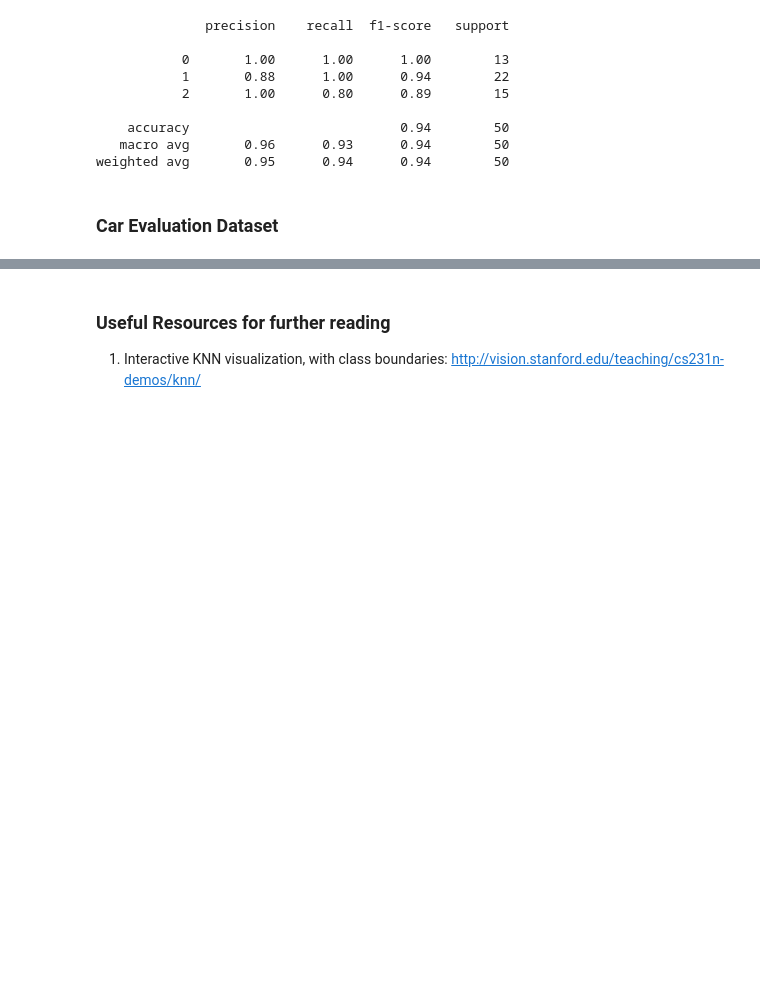
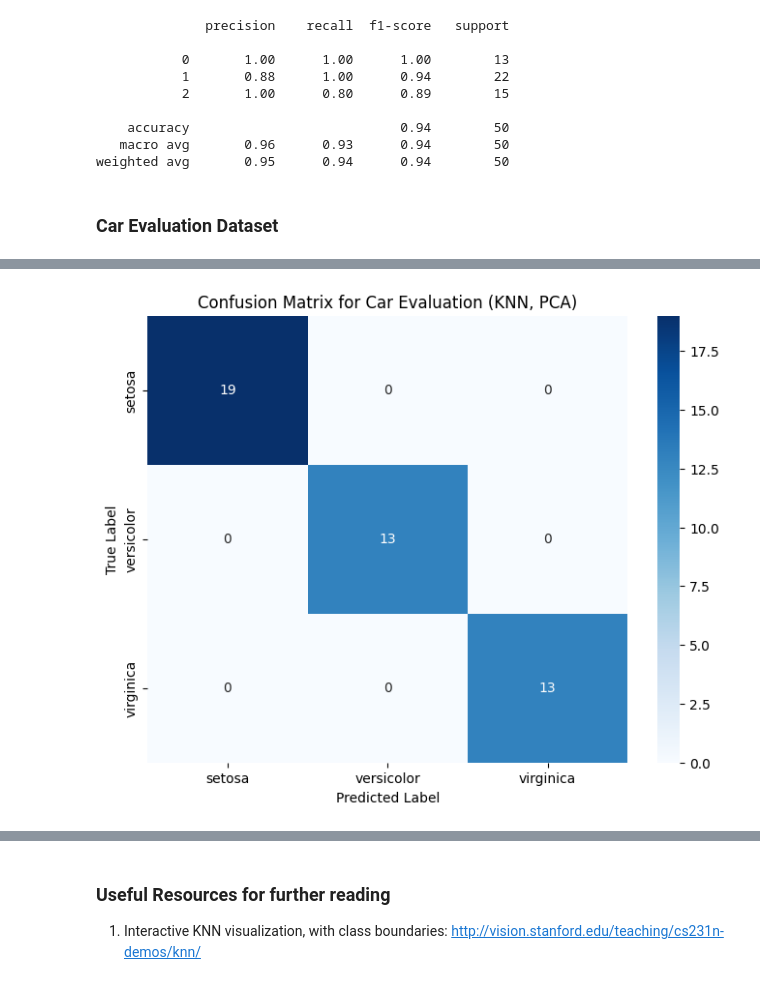
Before and after one commit to ramaanjali/Fmml-labs, a Jupyter notebook: Mod3_lab2.ipynb, the cells around one changed output, grey strips where cells are left out. Drawn from its saved outputs; the diff is of its cells as text; code cells hidden in the pictures; blank space fills up the shorter version.

```diff
--- a/Mod3_lab2.ipynb
+++ b/Mod3_lab2.ipynb
@@ -545,0 +494,52 @@ For these reasons, KNN is often not the best choice for large or complex dataset
+# %%
+## TASK-3
+## Plot a Confusion Matrix for the results of the Car evaluation dataset
+import pandas as pd
+import numpy as np
+from sklearn.model_selection import train_test_split
+from sklearn.metrics import accuracy_score, confusion_matrix
+from sklearn import preprocessing
+from collections import Counter
+from sklearn.datasets import load_iris
+from sklearn.decomposition import PCA
+import matplotlib.pyplot as plt
+from scipy.spatial import Voronoi, voronoi_plot_2d
+from matplotlib.colors import ListedColormap
+import seaborn as sns
+from sklearn.neighbors import KNeighborsClassifier
+import matplotlib.pyplot as plt
+
+# Load Iris dataset (since Car Evaluation dataset is not readily available in sklearn)
+data = load_iris()
+df = pd.DataFrame(data=data.data, columns=data.feature_names)
+df["target"] = data.target
+X = np.array(df[['sepal length (cm)', 'sepal width (cm)', 'petal length (cm)', 'petal width (cm)']])
+y = np.array(df['target'])
+
+# Apply PCA to reduce to 2 dimensions
+pca = PCA(n_components=2)
+X_pca = pca.fit_transform(X)
+
+# Split data into training and testing sets
+X_train, X_test, y_train, y_test = train_test_split(X_pca, y, test_size=0.3, random_state=42)
+
+# Train KNN classifier
+knn = KNeighborsClassifier(n_neighbors=7)  # Using k=7 as in previous examples
+knn.fit(X_train, y_train)
+
+# Make predictions on the test set
+y_pred = knn.predict(X_test)
+
+# Calculate confusion matrix
+cm = confusion_matrix(y_test, y_pred)
+
+# Plot confusion matrix using seaborn
+plt.figure(figsize=(8, 6))
+sns.heatmap(cm, annot=True, fmt="d", cmap="Blues",
+            xticklabels=data.target_names, yticklabels=data.target_names)
+plt.xlabel("Predicted Label")
+plt.ylabel("True Label")
+plt.title("Confusion Matrix for Car Evaluation (KNN, PCA)")
+plt.show()
+# %% [output]
+[figure, added]
```
Also changed, not shown: parts of 17 cells of this notebook.
